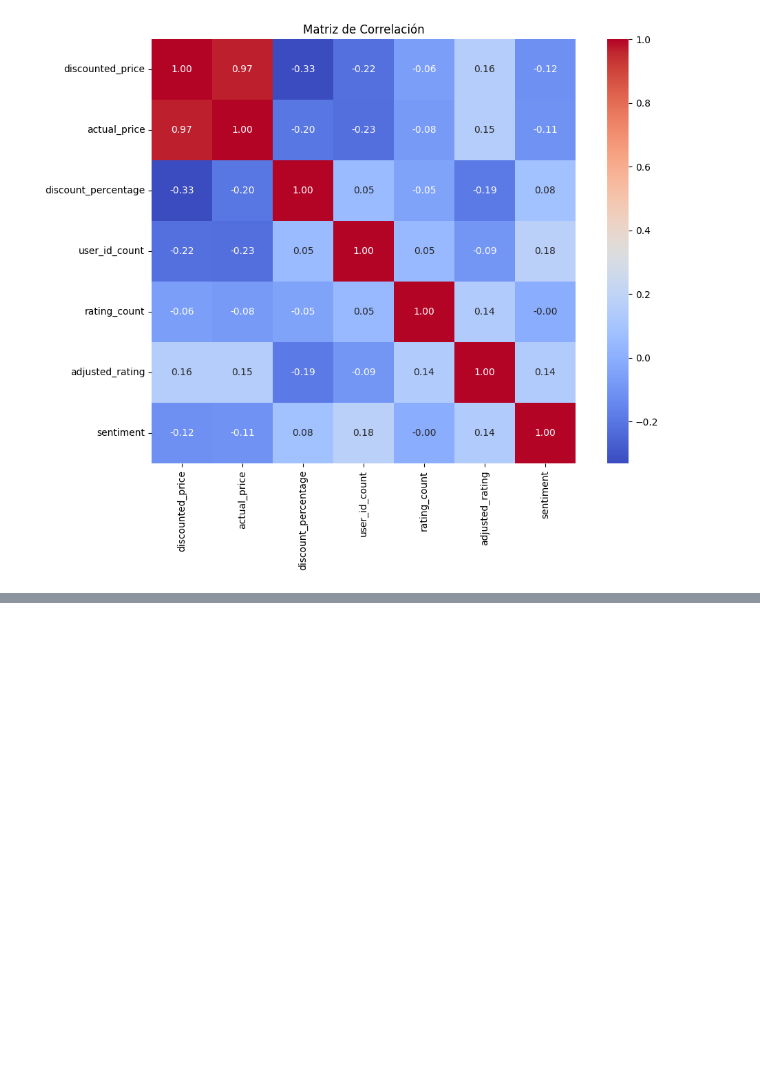
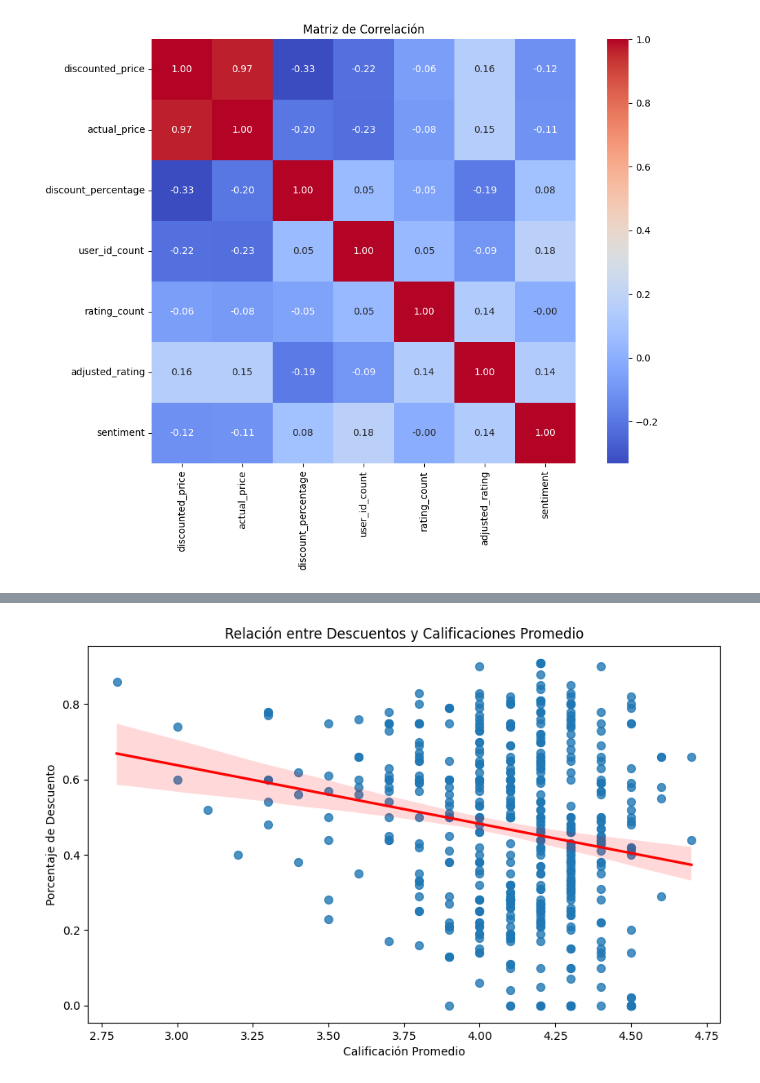
Before and after one commit to Al3jandraMtz/Proyecto4_DataLab, a Jupyter notebook: P4_DataLab.ipynb, the cells around one changed output, grey strips where cells are left out. Cells and saved outputs as stored; diff of their text form; code cells hidden in the pictures; blank space fills up the shorter version.

```diff
--- a/P4_DataLab.ipynb
+++ b/P4_DataLab.ipynb
@@ -555,0 +613,13 @@ plt.show()
+# %%
+import seaborn as sns
+import matplotlib.pyplot as plt
+
+# Gáfica de dispersión con una línea de tendencia
+plt.figure(figsize=(10, 6))
+sns.regplot(x='adjusted_rating', y='discount_percentage', data=df, scatter_kws={'s': 50}, line_kws={'color': 'red'})
+plt.title('Relación entre Descuentos y Calificaciones Promedio')
+plt.xlabel('Calificación Promedio')
+plt.ylabel('Porcentaje de Descuento')
+plt.show()
+# %% [output]
+[figure, added]
```
Also changed, not shown: parts of 20 cells of this notebook.
